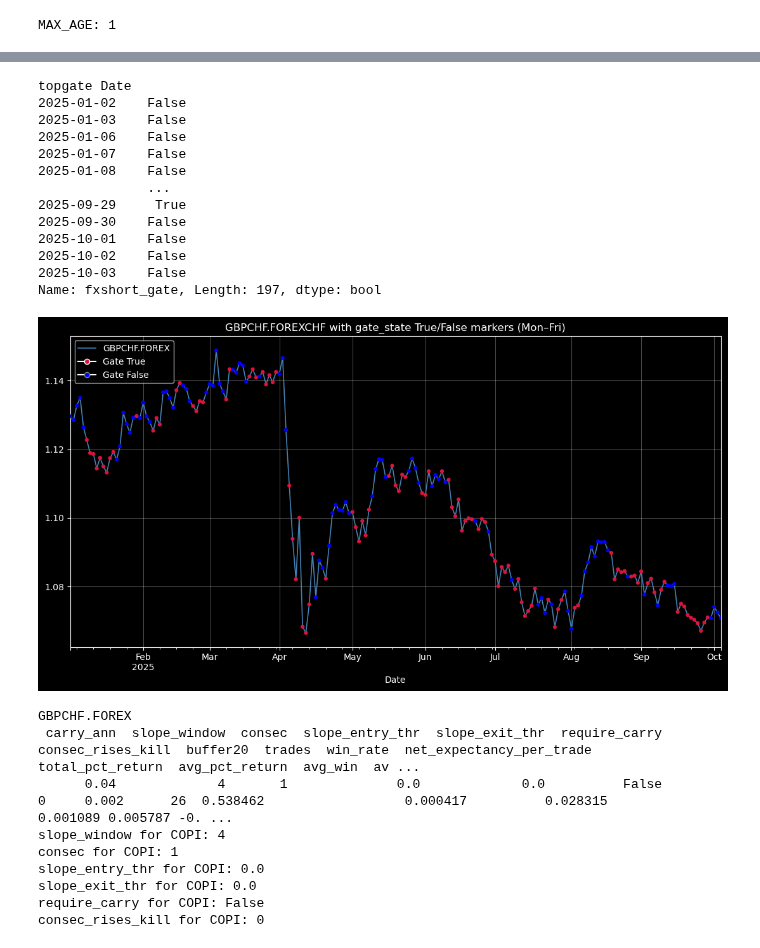
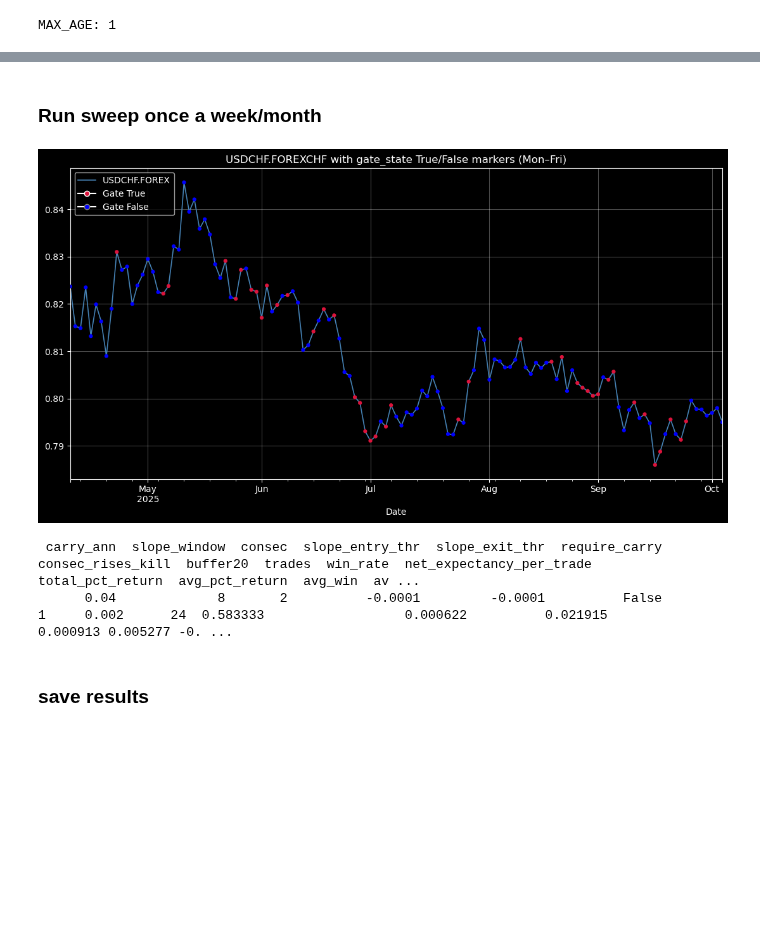
Before and after one commit to nimchimpski/GeoQuant, a Jupyter notebook: fx_hedges/fxshort_asym_copi.ipynb, the cells around one changed output, grey strips where cells are left out. Saved outputs shown, nothing was run; the diff lists cells and outputs as text; code cells hidden in the pictures; blank space fills up the shorter version.

```diff
--- a/fx_hedges/fxshort_asym_copi.ipynb
+++ b/fx_hedges/fxshort_asym_copi.ipynb
@@ -2,7 +2,6 @@
 import sys,os
 from pathlib import Path
 sys.path.append(os.path.abspath(os.path.join(os.getcwd(), '..')))
-
 import os, io, time, json, hashlib, pathlib, sys
 import requests
 import pandas as pd
@@ -27,7 +26,7 @@ importlib.reload(gate_tester)
 # ALL PARAMETERS
 MAX_AGE = 1
 print ('MAX_AGE:', MAX_AGE)
-window_start = '2025-1-02'
+window_start = '2025-4-10'
 # %% [output]
 MAX_AGE: 1
 # %%
@@ -226,58 +147,27 @@ plt.show()
+# %% [markdown]
+ ### Run sweep once a week/month
 # %%
 results, start, end = gate_tester.sweep_fxshort_gate(
     ticker,
     price=s,
     gate_fn=fxshort_gates.fxshort_gate,
     slope_window_vals=(4,5,6,8,10,12,15,16,20),
     consec_vals=(1,2,3),
     slope_entry_thr_vals=(0.0, -1e-4, -3e-4),
     slope_exit_thr_offsets=(0.0, 1e-4, 2e-4),
     consec_rises_kill_vals=(0,1,2,3,4),
     require_carry_vals=(False, True),
     buffer20_vals=(0.002,),
-    max_combos=3,
-    min_trades=10,
+    max_combos=None,
+    min_trades=23,
 )
 
-
-
+# print('gateseries:', results[0]   )
 top = gate_tester.summarize_top(results, top=1)
-print(ticker)
+# print(ticker)
 print(top.to_string(index=False))
-
-slope_window=results['slope_window'][0]
-print("slope_window for COPI:", slope_window)
-consec=results['consec'][0]
-print("consec for COPI:", consec)
-slope_entry_threshold=results['slope_entry_thr'][0]
-print("slope_entry_thr for COPI:", slope_entry_threshold)
-slope_exit_threshold=results['slope_exit_thr'][0]
-print("slope_exit_thr for COPI:", slope_exit_threshold)
-require_carry=results['require_carry'][0]
-print("require_carry for COPI:", require_carry)
-consec_rises_kill=results['consec_rises_kill'][0]
-print("consec_rises_kill for COPI:", consec_rises_kill)
+# print('start:',start.date(), '\nend:',end.date())
 # %% [output]
+[figure, new version]
-topgate Date
-2025-01-02    False
-2025-01-03    False
-2025-01-06    False
-2025-01-07    False
-2025-01-08    False
-              ...
-2025-09-29     True
-2025-09-30    False
-2025-10-01    False
-2025-10-02    False
-2025-10-03    False
-Name: fxshort_gate, Length: 197, dtype: bool
+ carry_ann  slope_window  consec  slope_entry_thr  slope_exit_thr  require_carry  consec_rises_kill  buffer20  trades  win_rate  net_expectancy_per_trade  total_pct_return  avg_pct_return  avg_win  av ...
+      0.04             8       2          -0.0001         -0.0001          False                  1     0.002      24  0.583333                  0.000622          0.021915        0.000913 0.005277 -0. ...
-[figure, old version]
-GBPCHF.FOREX
- carry_ann  slope_window  consec  slope_entry_thr  slope_exit_thr  require_carry  consec_rises_kill  buffer20  trades  win_rate  net_expectancy_per_trade  total_pct_return  avg_pct_return  avg_win  av ...
-      0.04             4       1              0.0             0.0          False                  0     0.002      26  0.538462                  0.000417          0.028315        0.001089 0.005787 -0. ...
-slope_window for COPI: 4
-consec for COPI: 1
-slope_entry_thr for COPI: 0.0
-slope_exit_thr for COPI: 0.0
-require_carry for COPI: False
-consec_rises_kill for COPI: 0
@@ -287,0 +174,2 @@ results.to_csv(save_pth, mode='a', index=False, header=not os.path.exists(save_p
+# %% [markdown]
+### save results
```
Also changed, not shown: parts of 9 cells of this notebook, 3 other files.
